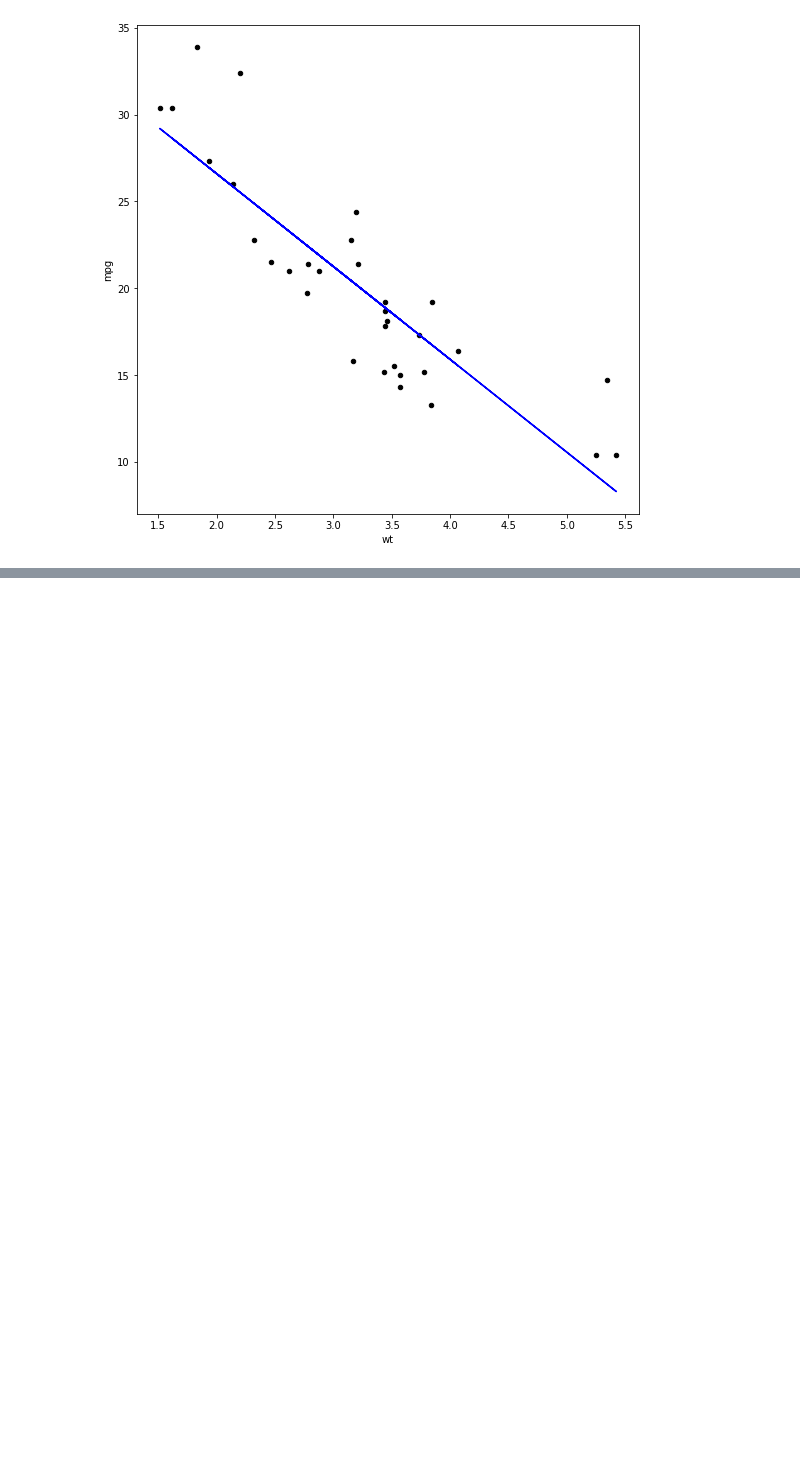
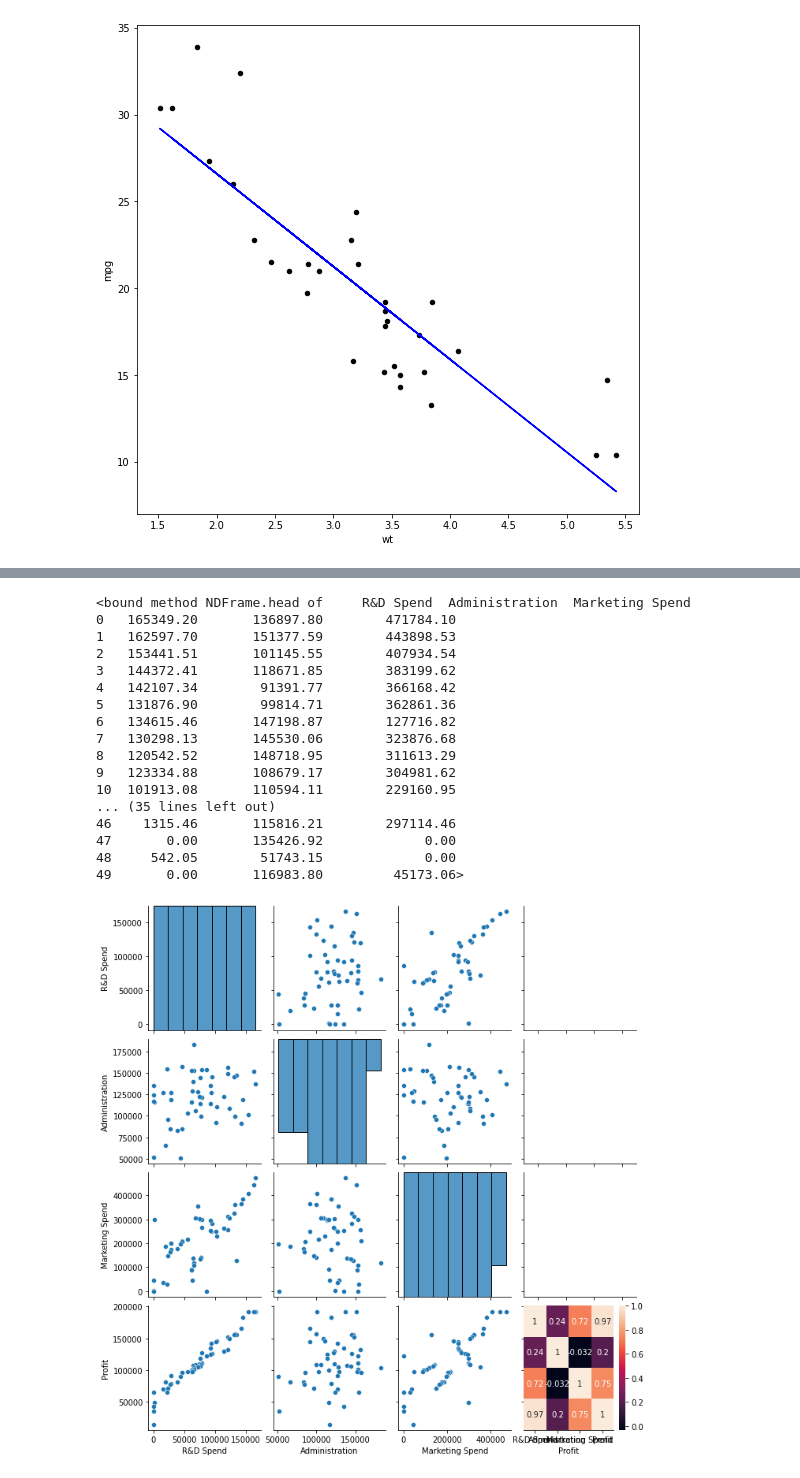
Before and after one commit to viettran02/AI_project, a Jupyter notebook: ai_week_6.ipynb, the cells around one changed output, grey strips where cells are left out. Drawn from its saved outputs; the diff is of its cells as text; code cells hidden in the pictures; blank space fills up the shorter version.

```diff
--- a/ai_week_6.ipynb
+++ b/ai_week_6.ipynb
@@ -131,0 +191,33 @@ plt.plot(data['wt'], y_pred, color = 'blue')
+# %%
+import matplotlib.pyplot as plt
+import numpy as np
+import pandas as pd
+import seaborn as sns
+
+data = pd.read_csv('50_Startups.csv')
+data.head()
+sns.pairplot(data)
+corr = data.corr()
+sns.heatmap(corr, annot = True)
+X = data.drop(['Profit','State'], axis = True)
+y = data['Profit']
+X.head
+# %% [output]
+<bound method NDFrame.head of     R&D Spend  Administration  Marketing Spend
+0   165349.20       136897.80        471784.10
+1   162597.70       151377.59        443898.53
+2   153441.51       101145.55        407934.54
+3   144372.41       118671.85        383199.62
+4   142107.34        91391.77        366168.42
+5   131876.90        99814.71        362861.36
+6   134615.46       147198.87        127716.82
+7   130298.13       145530.06        323876.68
+8   120542.52       148718.95        311613.29
+9   123334.88       108679.17        304981.62
+10  101913.08       110594.11        229160.95
+... (35 lines left out)
+46    1315.46       115816.21        297114.46
+47       0.00       135426.92             0.00
+48     542.05        51743.15             0.00
+49       0.00       116983.80         45173.06>
+[figure, added]
```
Also changed, not shown: parts of 9 cells of this notebook.
